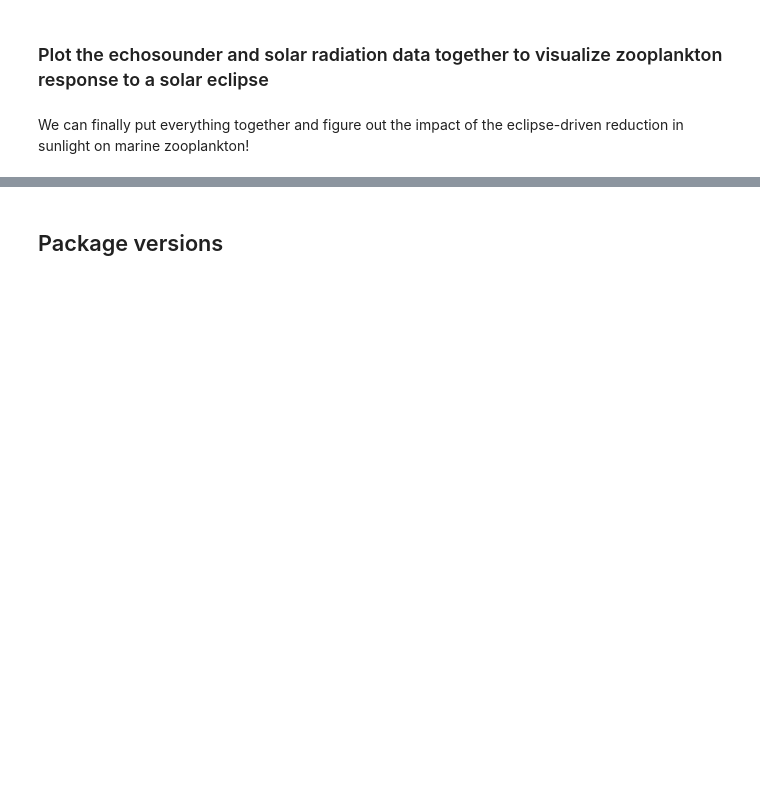
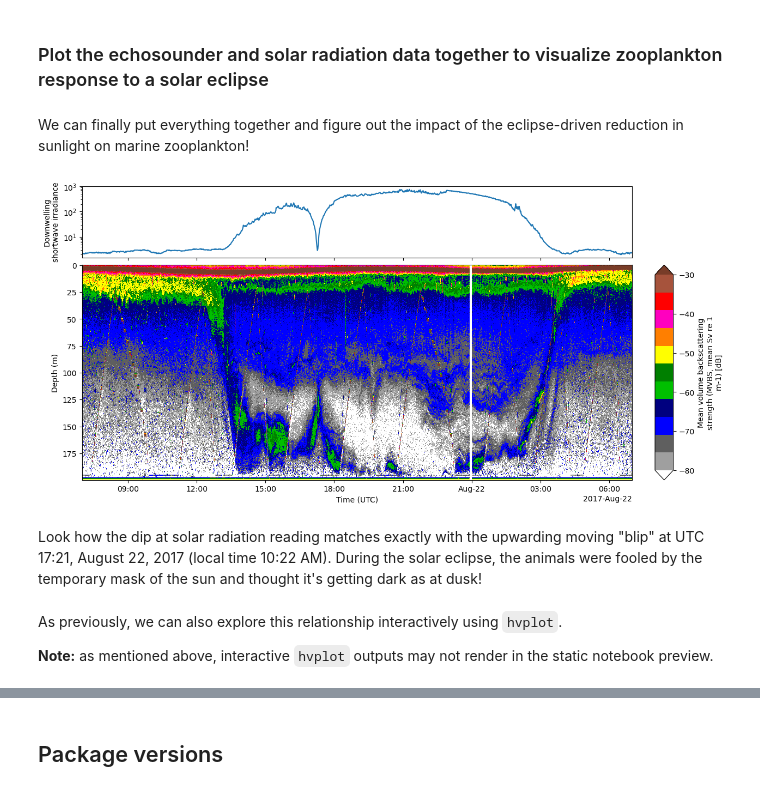
Before and after one commit to OSOceanAcoustics/echopype-examples, a Jupyter notebook: notebooks/OOI_eclipse.ipynb, the cells around one changed output, grey strips where cells are left out. Saved outputs shown, nothing was run; the diff lists cells and outputs as text; code cells hidden in the pictures; blank space fills up the shorter version.

```diff
--- a/notebooks/OOI_eclipse.ipynb
+++ b/notebooks/OOI_eclipse.ipynb
@@ -459,6 +483,63 @@ Attributes: (12/73)
 ### Plot the echosounder and solar radiation data together to visualize zooplankton response to a solar eclipse
 # %% [markdown]
 We can finally put everything together and figure out the impact of the eclipse-driven reduction in sunlight on marine zooplankton!
+# %%
+import matplotlib.pyplot as plt
+
+fig = plt.figure(figsize=(14, 7))
+
+gs = fig.add_gridspec(
+    2, 2,
+    width_ratios=[30, 1],
+    height_ratios=[1, 3],
+    hspace=0.05,
+    wspace=0.08,
+)
+
+ax_top = fig.add_subplot(gs[0, 0])
+ax_bottom = fig.add_subplot(gs[1, 0], sharex=ax_top)
+cax = fig.add_subplot(gs[1, 1])
+
+# Top plot
+metbk_ds["shortwave_irradiance"].plot(
+    ax=ax_top,
+    x="time",
+)
+ax_top.set_yscale("log")
+ax_top.set_xlim(start_datetime, end_datetime)
+ax_top.set_ylabel("Downwelling\nshortwave irradiance")
+ax_top.set_xlabel("")
+ax_top.set_title("")
+ax_top.tick_params(labelbottom=False)
+
+# Bottom echogram
+ds_MVBS["Sv"].sel(
+    frequency_nominal=200000,
+    ping_time=slice(start_datetime, end_datetime),
+).plot(
+    ax=ax_bottom,
+    x="ping_time",
+    y="depth",
+    cmap=mpl.colormaps["ep.ek500"],
+    vmin=-80,
+    vmax=-30,
+    yincrease=False,
+    cbar_ax=cax,
+)
+
+ax_bottom.set_title("")
+ax_bottom.set_xlabel("Time (UTC)")
+ax_bottom.set_ylabel("Depth (m)")
+
+plt.show()
+# %% [output]
+[figure, added]
+# %% [markdown]
+Look how the dip at solar radiation reading matches exactly with the upwarding moving "blip" at UTC 17:21, August 22, 2017 (local time 10:22 AM). During the solar eclipse, the animals were fooled by the temporary mask of the sun and thought it's getting dark as at dusk!
+# %% [markdown]
+As previously, we can also explore this relationship interactively using `hvplot`.
+
+**Note:** as mentioned above, interactive `hvplot` outputs may not render in the static notebook preview.
 # %%
 metbk_plot = metbk_ds.hvplot.line(
     x="time", y="shortwave_irradiance",
```
Also changed, not shown: parts of 14 cells of this notebook.
